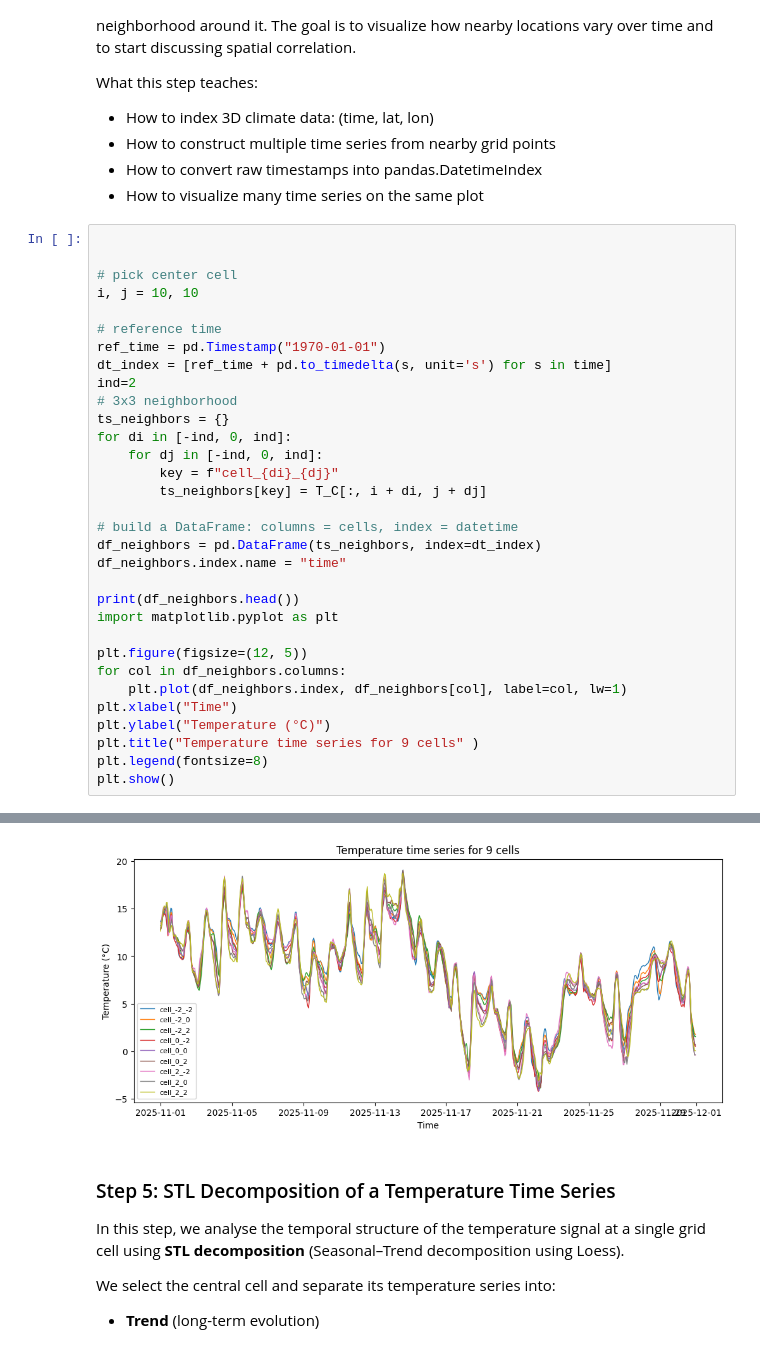
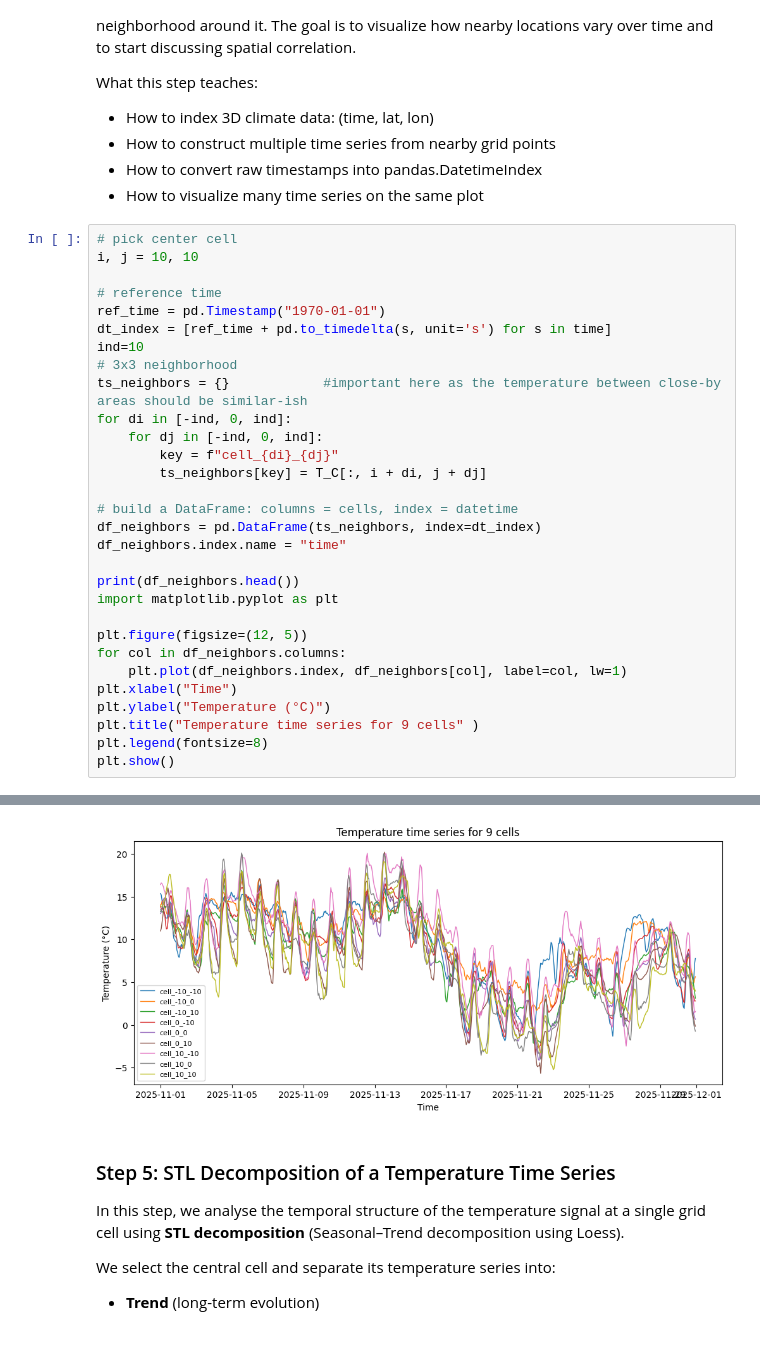
Before and after one commit to tasinfrancesco/Practical_ML_PSL, a Jupyter notebook: NB9_Time_Series.ipynb, the cells around one changed output, grey strips where cells are left out. Drawn from its saved outputs; the diff is of its cells as text.

```diff
--- a/NB9_Time_Series.ipynb
+++ b/NB9_Time_Series.ipynb
@@ -271,17 +271,15 @@ What this step teaches:
 -	How to convert raw timestamps into pandas.DatetimeIndex
 -	How to visualize many time series on the same plot
 # %%
-
-
 # pick center cell
 i, j = 10, 10
 
 # reference time
 ref_time = pd.Timestamp("1970-01-01")
 dt_index = [ref_time + pd.to_timedelta(s, unit='s') for s in time]
-ind=2
+ind=10
 # 3x3 neighborhood
-ts_neighbors = {}
+ts_neighbors = {}            #important here as the temperature between close-by areas should be similar-ish
 for di in [-ind, 0, ind]:
     for dj in [-ind, 0, ind]:
         key = f"cell_{di}_{dj}"
@@ -321,4 +319,4 @@ time
-[figure, old version]
+[figure, new version]
 # %% [markdown]
 ### Step 5: STL Decomposition of a Temperature Time Series
 
```
Also changed, not shown: parts of 4 cells of this notebook.
